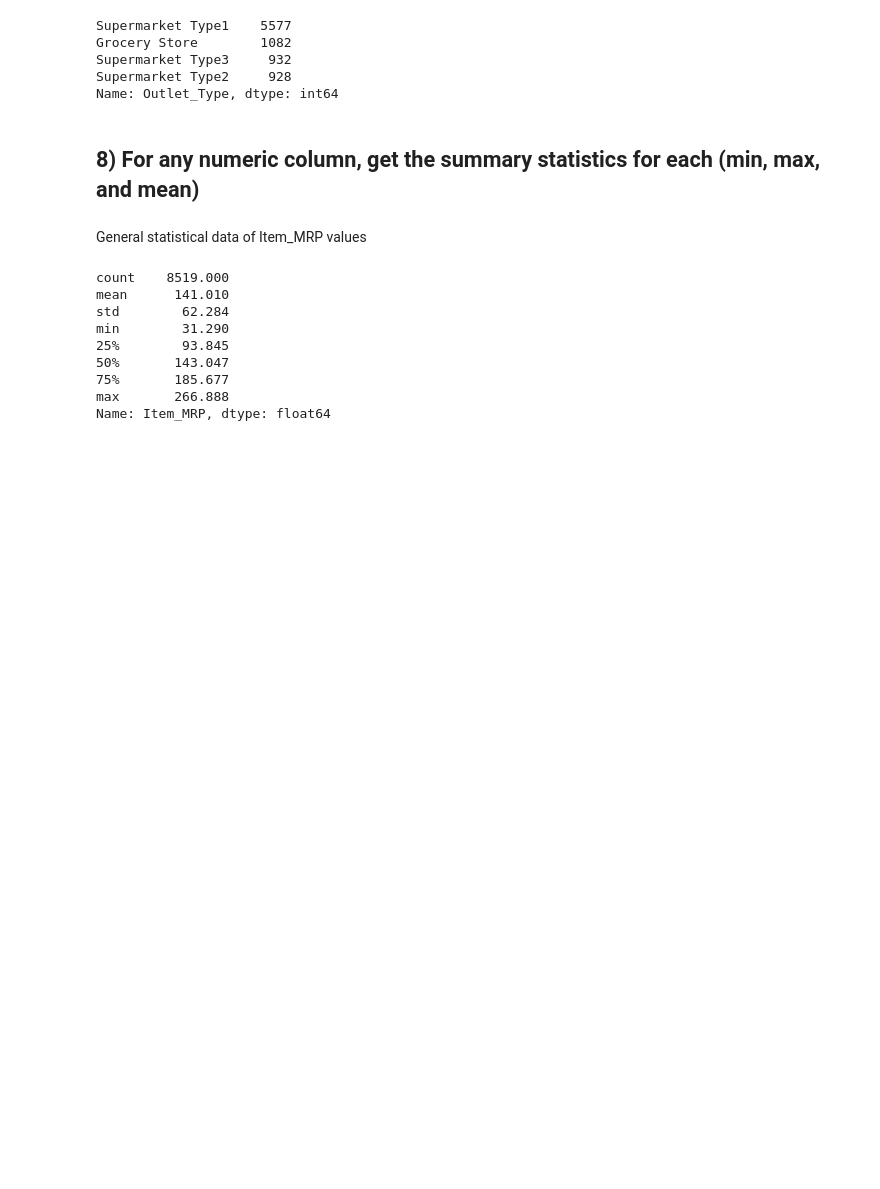
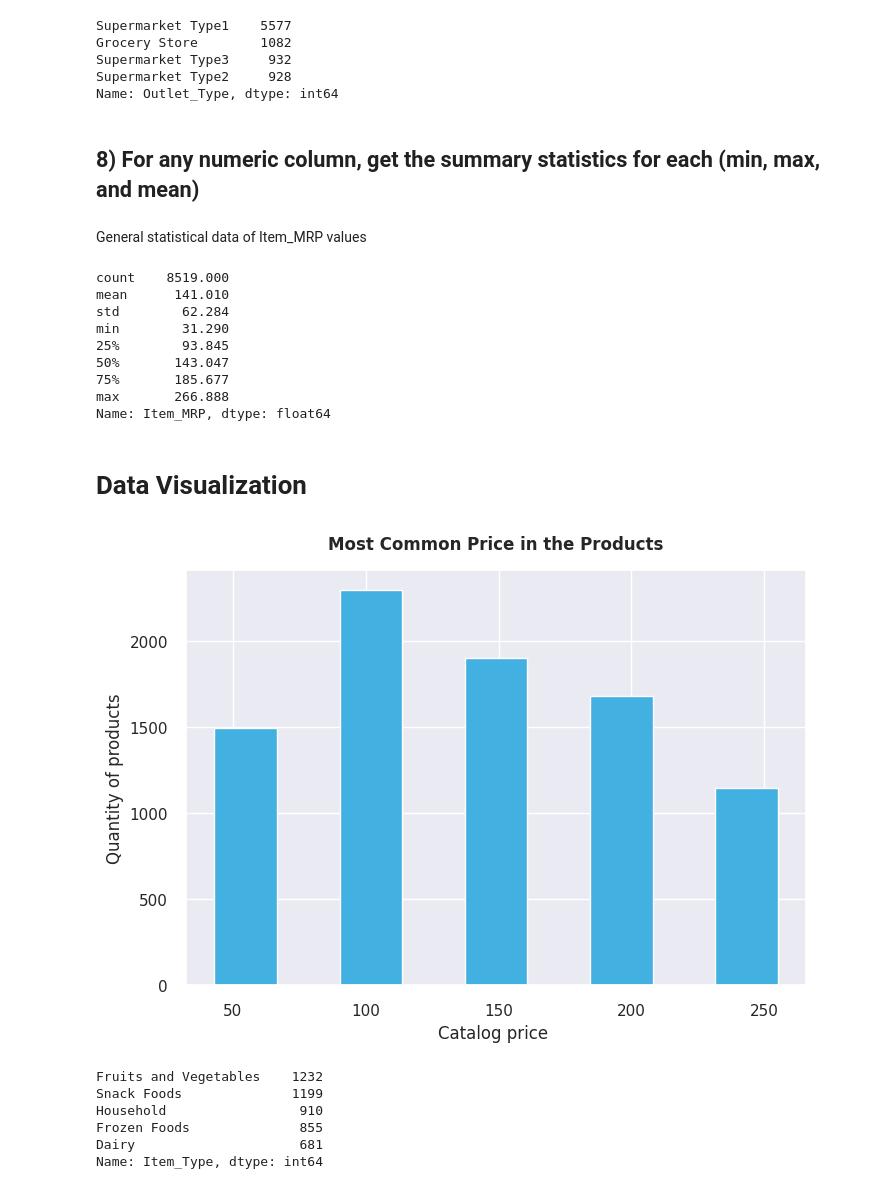
Before and after one commit to samantha-isaac/sales-predictions, a Jupyter notebook: salesPredictions.ipynb, the cells around one changed output. Saved outputs shown, nothing was run; the diff lists cells and outputs as text; code cells hidden in the pictures; blank space fills up the shorter version.

```diff
--- a/salesPredictions.ipynb
+++ b/salesPredictions.ipynb
@@ -349,3 +358,33 @@ min        31.290
 75%       185.677
 max       266.888
 Name: Item_MRP, dtype: float64
+# %% [markdown]
+# Data Visualization
+# %%
+sns.set();
+
+fig1 = plt.figure(dpi=100)
+ax1 = fig1.add_subplot(1,1,1)
+
+ax1.hist(df['Item_MRP'],
+         bins = 5,
+         density=False,
+         rwidth=0.5,
+         color = '#42B0E0');
+
+ax1.set_xlabel('Catalog price ');  # Precio máximo de venta al público (precio de catálogo) del producto
+ax1.set_ylabel('Quantity of products');
+ax1.set_title('Most Common Price in the Products', loc="center", fontweight='bold', y=1.03);
+# %% [output]
+[figure, added]
+# %%
+filter_Item_Type = df['Item_Type'].value_counts()
+filter_Item_Type_top5 = filter_Item_Type.head(5)
+filter_Item_Type_top5
+# %% [output]
+Fruits and Vegetables    1232
+Snack Foods              1199
+Household                 910
+Frozen Foods              855
+Dairy                     681
+Name: Item_Type, dtype: int64
```
Also changed, not shown: parts of 15 cells of this notebook.
